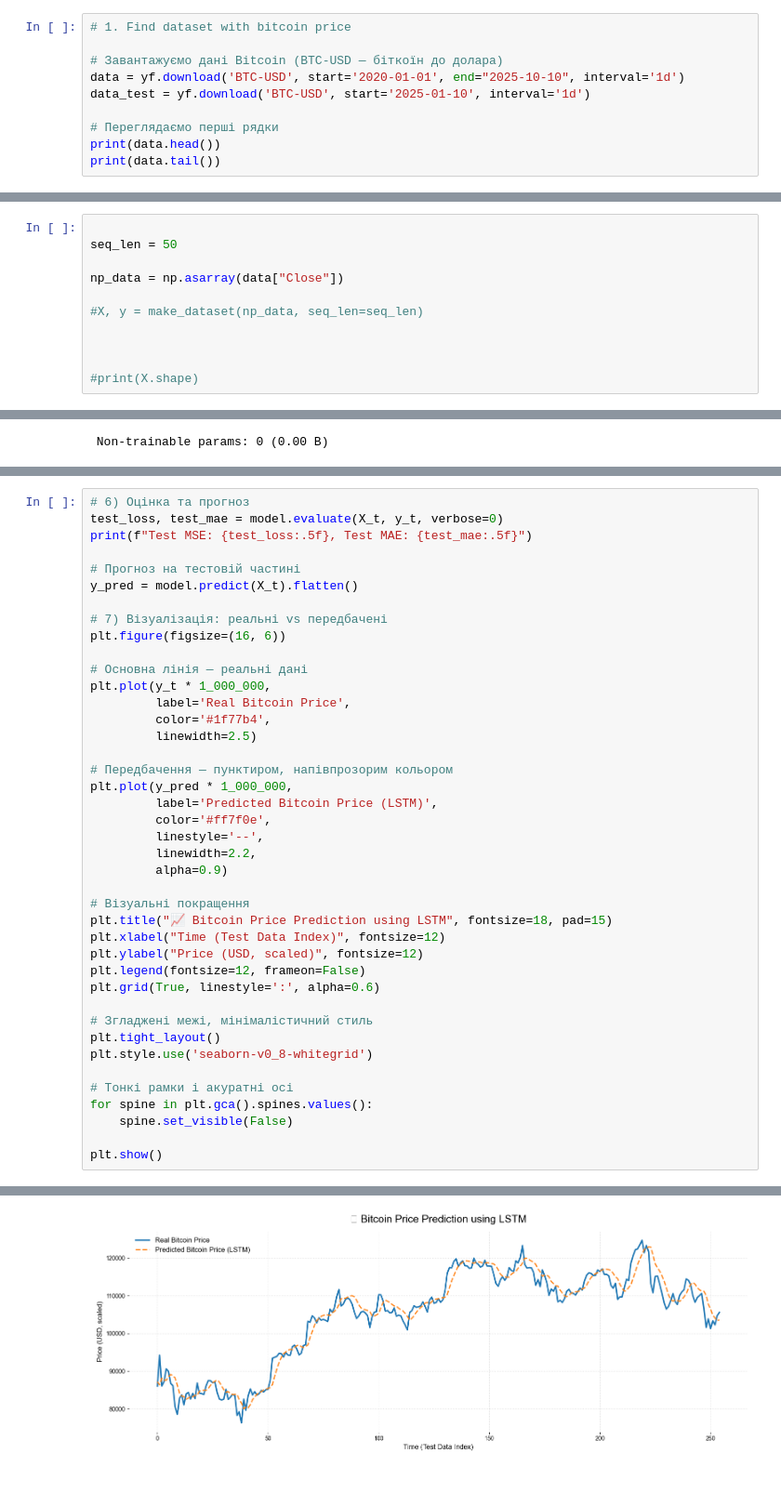
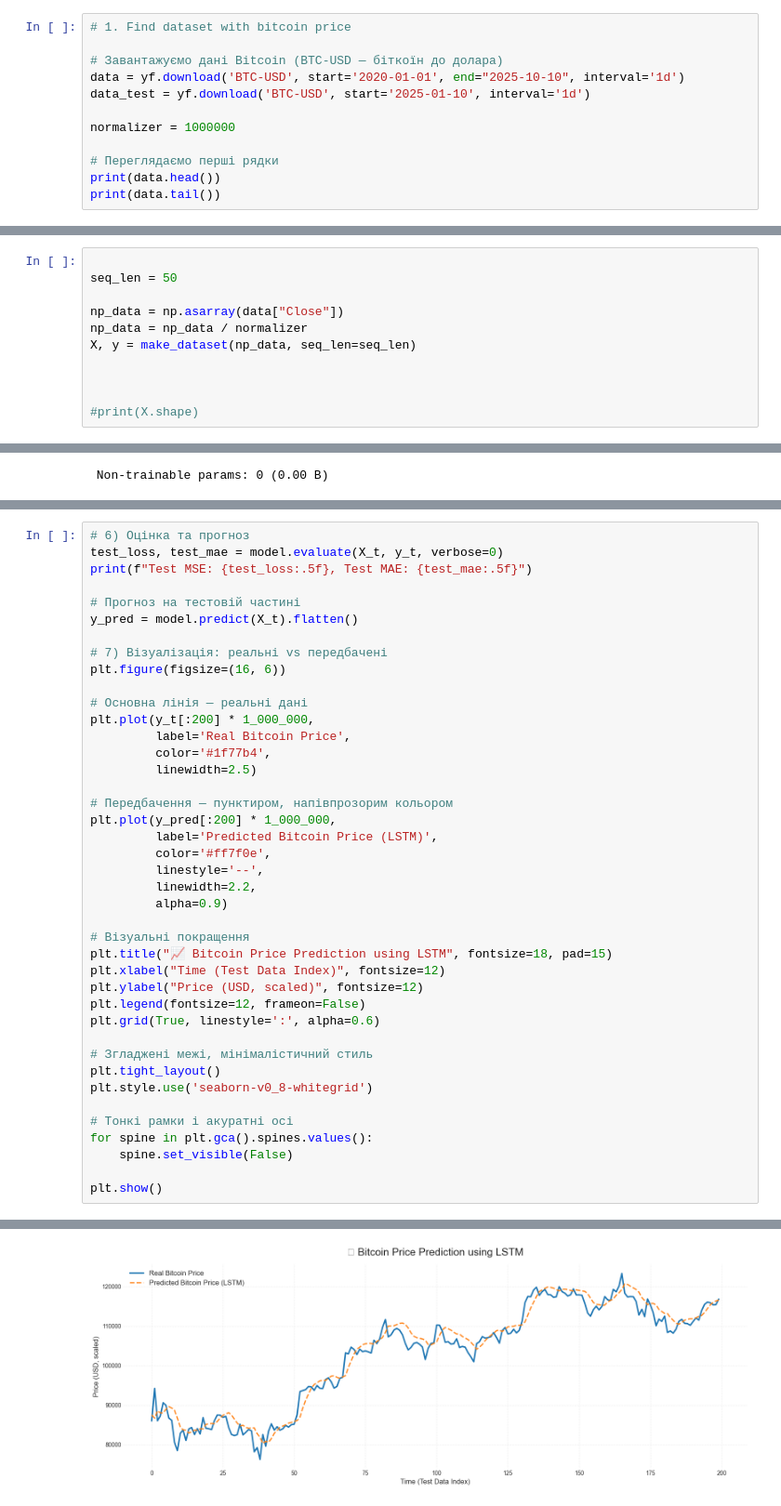
Before and after one commit to DenysZakharovGH/ML-Stock-Price-Prediction-, a Jupyter notebook: main.ipynb, the cells around one changed output, grey strips where cells are left out. Shown at 93% size. Saved outputs shown, nothing was run; the diff lists cells and outputs as text.

```diff
--- a/main.ipynb
+++ b/main.ipynb
@@ -32,6 +32,8 @@ from sklearn.model_selection import train_test_split
 data = yf.download('BTC-USD', start='2020-01-01', end="2025-10-10", interval='1d')
 data_test = yf.download('BTC-USD', start='2025-01-10', interval='1d')
 
+normalizer = 1000000
+
 # Переглядаємо перші рядки
 print(data.head())
 print(data.tail())
@@ -85,8 +87,8 @@ def make_dataset(series, seq_len=50, step=1):
 seq_len = 50
 
 np_data = np.asarray(data["Close"])
-
-#X, y = make_dataset(np_data, seq_len=seq_len)
+np_data = np_data / normalizer
+X, y = make_dataset(np_data, seq_len=seq_len)
 
 
 
@@ -248,13 +173,13 @@ y_pred = model.predict(X_t).flatten()
 plt.figure(figsize=(16, 6))
 
 # Основна лінія — реальні дані
-plt.plot(y_t * 1_000_000,
+plt.plot(y_t[:200] * 1_000_000,
          label='Real Bitcoin Price',
          color='#1f77b4',
          linewidth=2.5)
 
 # Передбачення — пунктиром, напівпрозорим кольором
-plt.plot(y_pred * 1_000_000,
+plt.plot(y_pred[:200] * 1_000_000,
          label='Predicted Bitcoin Price (LSTM)',
          color='#ff7f0e',
          linestyle='--',
@@ -283 +208 @@ Test MSE: 0.00001, Test MAE: 0.00215
-[figure, old version]
+[figure, new version]
```
Also changed, not shown: parts of 9 cells of this notebook.
